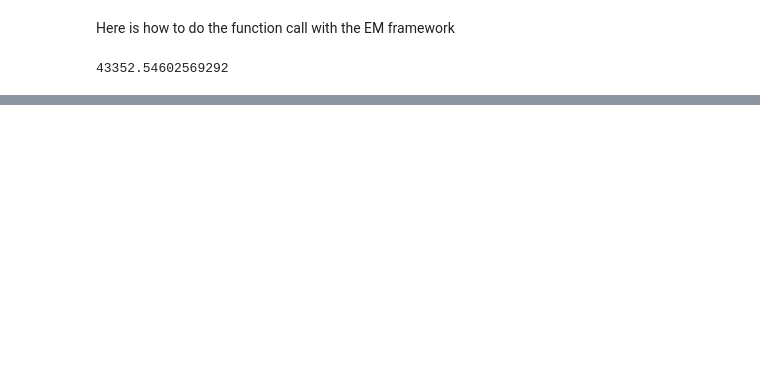
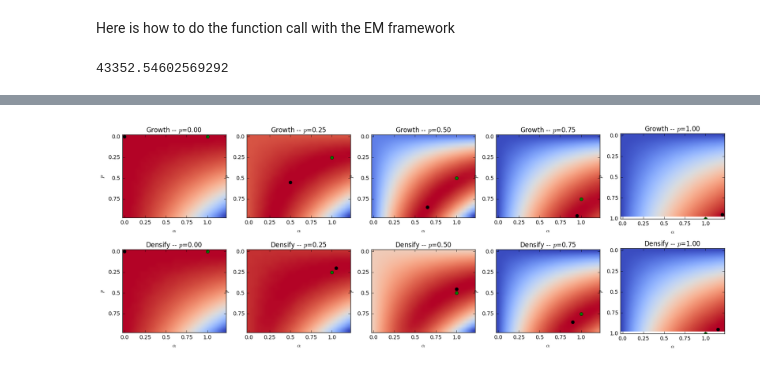
Before and after one commit to janovergoor/choose2grow, a Jupyter notebook: reports/debug_em.ipynb, the cells around one changed output, grey strips where cells are left out. Saved outputs shown, nothing was run; the diff lists cells and outputs as text; code cells hidden in the pictures; blank space fills up the shorter version.

```diff
--- a/reports/debug_em.ipynb
+++ b/reports/debug_em.ipynb
@@ -261,5 +274,0 @@ Here we run the same code on the graphs we generated before. They are all growth
-# %%
-for p in [0, 0.25, 0.5, 0.75, 1]:
-    D2 = util.read_individual_data_single('g-1.00-%.2f-00.csv' % p)
-    Z2 = make_z(D2)
-    make_3d_plot(Z2, p)
@@ -271,0 +275,16 @@ for p in [0, 0.25, 0.5, 0.75, 1]:
+# %%
+fig = plt.figure(figsize=(20, 7))
+gs = gridspec.GridSpec(2, 5)
+i = 0
+step = 0.05
+for t in ['g','d']:
+    for p in [0, 0.25, 0.5, 0.75, 1]:
+        Dt = util.read_individual_data_single('%s-1.00-%.2f-00.csv' % (t, p))
+        Zt = make_z(Dt, step=step)
+        ax = fig.add_subplot(gs[i])
+        title = r"%s -- $p$=%.2f" % ("Growth" if t=='g' else "Densify", p)
+        plot_ll_heatmap(ax, Zt, p, title=title, step=step)
+        i += 1
+fig.show()
+# %% [output]
+[figure, added]
```
Also changed, not shown: parts of 6 cells of this notebook, 1 other file.
